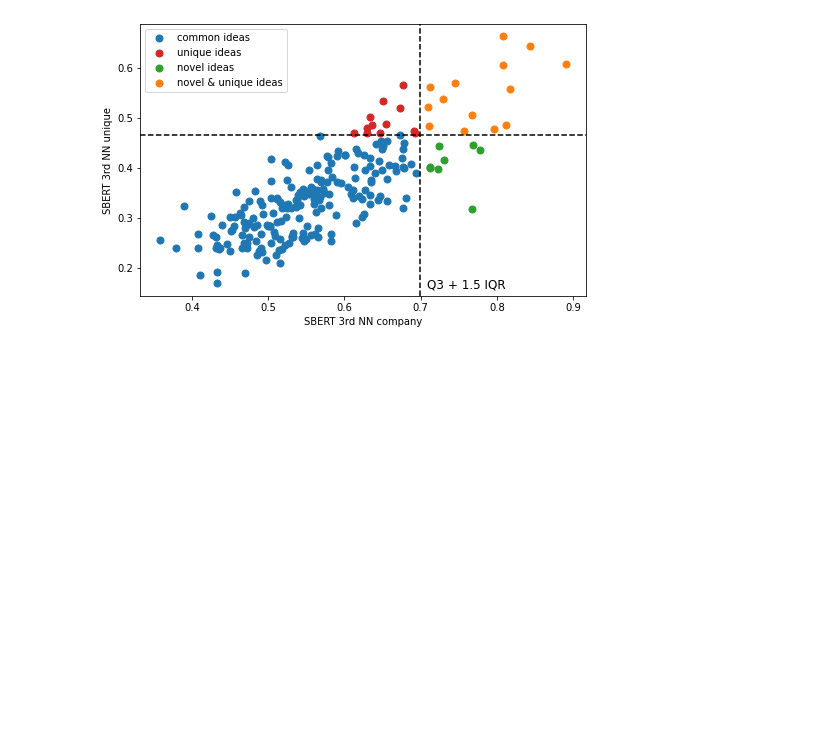
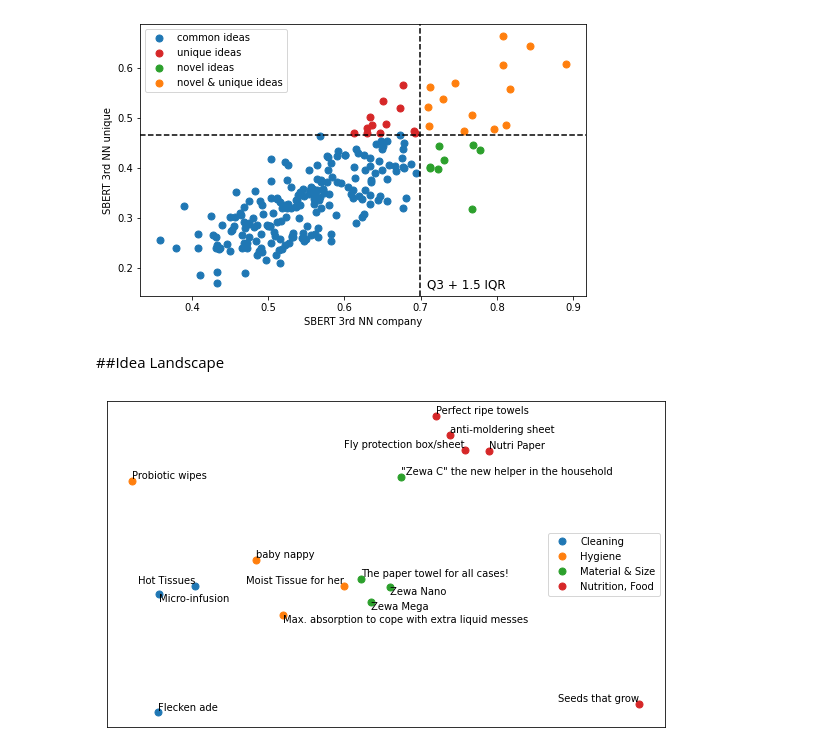
Before and after one commit to ThomasStroehle/Novelty, a Jupyter notebook: novelty.ipynb, the cells around one changed output. Cells and saved outputs as stored; diff of their text form; code cells hidden in the pictures; blank space fills up the shorter version.

```diff
--- a/novelty.ipynb
+++ b/novelty.ipynb
@@ -559,3 +561,5 @@ plt.legend([handles[idx] for idx in order],[labels[idx] for idx in order])
 plt.savefig(FILE_FIGURE_NOVELTY_OUTLIER)
 # %% [output]
 [figure]
+# %% [markdown]
+##Idea Landscape
@@ -561,0 +601,24 @@ plt.savefig(FILE_FIGURE_NOVELTY_OUTLIER)
+# %%
+FILE_FIGURE_LANDSCAPE = '/content/drive/MyDrive/novelty/landscape_figure.png'
+from adjustText import adjust_text
+plt.figure(figsize=(10,6))
+
+groups = df.groupby('label_name')
+for name, group in groups:
+    plt.plot(group['x'], group['y'], marker='o', linestyle='', markersize=7, label=name)
+plt.legend(loc = 7)
+
+texts = []
+for x, y, s in zip(df['x'], df['y'], df['title']):
+    texts.append(plt.text(x, y, s))
+
+plt.xticks([])
+plt.yticks([])
+
+adjust_text(texts, force_points=0.3, force_text=0.3,
+            expand_points=(1, 1), expand_text=(1, 1),
+            arrowprops=dict(arrowstyle="-", color='black', lw=0))
+
+plt.savefig(FILE_FIGURE_LANDSCAPE)
+# %% [output]
+[figure, added]
```
Also changed, not shown: parts of 4 cells of this notebook.
